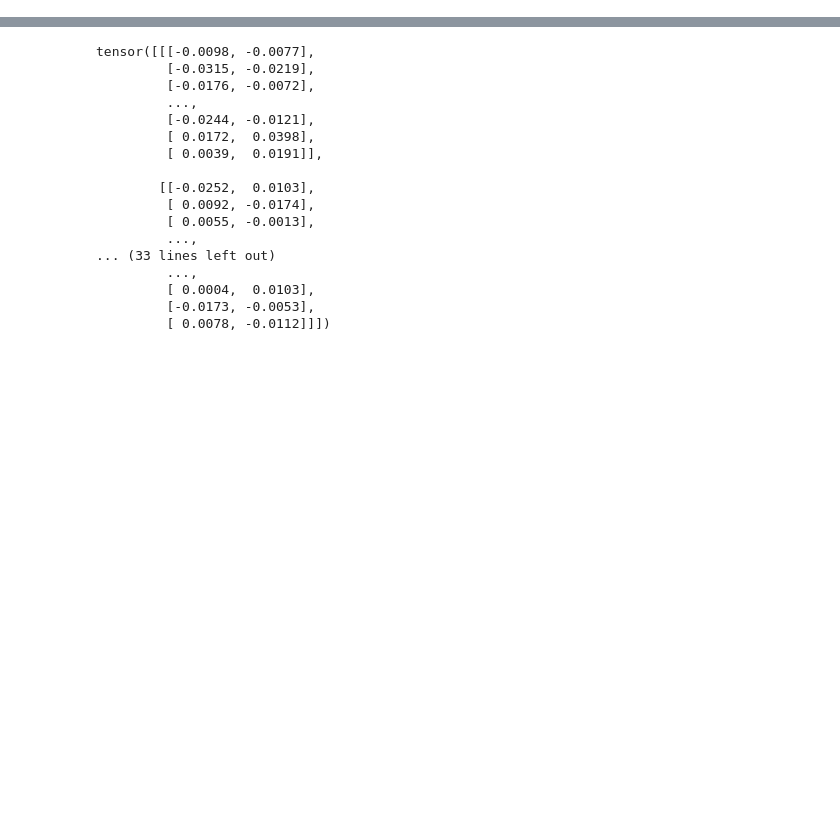
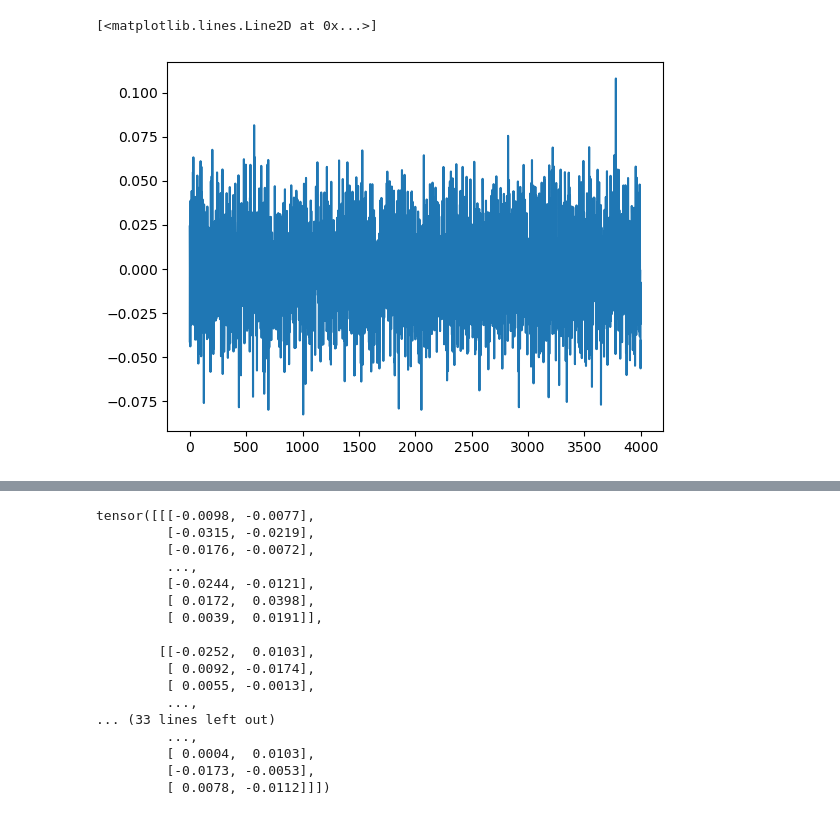
Before and after one commit to alexandreviard/DL-Portfolio-CMAP, a Jupyter notebook: src/test.ipynb, the cells around one changed output, grey strips where cells are left out. Cells and saved outputs as stored; diff of their text form; code cells hidden in the pictures; blank space fills up the shorter version.

```diff
--- a/src/test.ipynb
+++ b/src/test.ipynb
@@ -14,0 +14,5 @@ raw_real_dataset = FinancialDataset(synthetic=False)
+# %%
+plt.plot(raw_synthetic_dataset.dataset[3, :, 0].numpy())
+# %% [output]
+[<matplotlib.lines.Line2D at 0x...>]
+[figure, added]
```
Also changed, not shown: parts of 17 cells of this notebook, 2 other files.
